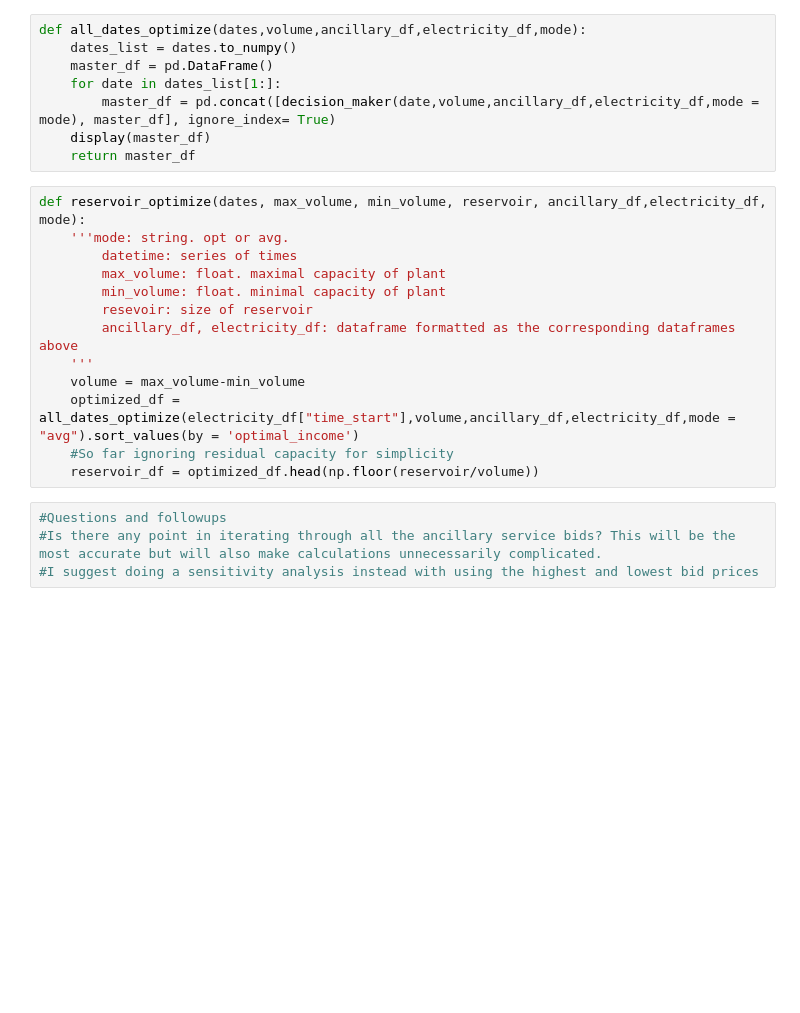
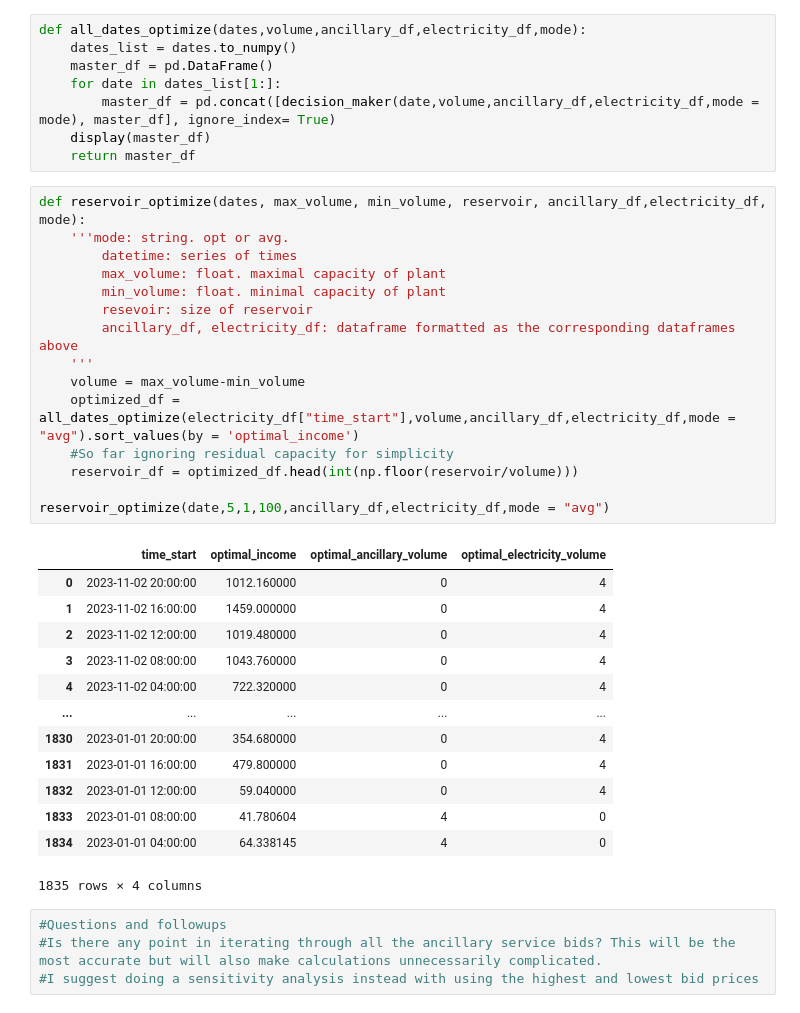
Before and after one commit to ibstokke/EnergyNow23, a Jupyter notebook: Electricity_prices.ipynb, the cells around one changed output. Saved outputs shown, nothing was run; the diff lists cells and outputs as text; blank space fills up the shorter version.

```diff
--- a/Electricity_prices.ipynb
+++ b/Electricity_prices.ipynb
@@ -241,16 +241,32 @@ def all_dates_optimize(dates,volume,ancillary_df,electricity_df,mode):
 # %%
 def reservoir_optimize(dates, max_volume, min_volume, reservoir, ancillary_df,electricity_df, mode):
     '''mode: string. opt or avg.
         datetime: series of times
         max_volume: float. maximal capacity of plant
         min_volume: float. minimal capacity of plant
         resevoir: size of reservoir
         ancillary_df, electricity_df: dataframe formatted as the corresponding dataframes above
     '''
     volume = max_volume-min_volume
     optimized_df = all_dates_optimize(electricity_df["time_start"],volume,ancillary_df,electricity_df,mode = "avg").sort_values(by = 'optimal_income')
     #So far ignoring residual capacity for simplicity
-    reservoir_df = optimized_df.head(np.floor(reservoir/volume))
+    reservoir_df = optimized_df.head(int(np.floor(reservoir/volume)))
+
+reservoir_optimize(date,5,1,100,ancillary_df,electricity_df,mode = "avg")
+# %% [output]
+|  | time_start | optimal_income | optimal_ancillary_volume | optimal_electricity_volume |
+| 0 | 2023-11-02 20:00:00 | 1012.160000 | 0 | 4 |
+| 1 | 2023-11-02 16:00:00 | 1459.000000 | 0 | 4 |
+| 2 | 2023-11-02 12:00:00 | 1019.480000 | 0 | 4 |
+| 3 | 2023-11-02 08:00:00 | 1043.760000 | 0 | 4 |
+| 4 | 2023-11-02 04:00:00 | 722.320000 | 0 | 4 |
+| ... | ... | ... | ... | ... |
+| 1830 | 2023-01-01 20:00:00 | 354.680000 | 0 | 4 |
+| 1831 | 2023-01-01 16:00:00 | 479.800000 | 0 | 4 |
+| 1832 | 2023-01-01 12:00:00 | 59.040000 | 0 | 4 |
+| 1833 | 2023-01-01 08:00:00 | 41.780604 | 4 | 0 |
+| 1834 | 2023-01-01 04:00:00 | 64.338145 | 4 | 0 |
+1835 rows × 4 columns
 # %%
 #Questions and followups
 #Is there any point in iterating through all the ancillary service bids? This will be the most accurate but will also make calculations unnecessarily complicated.
```
